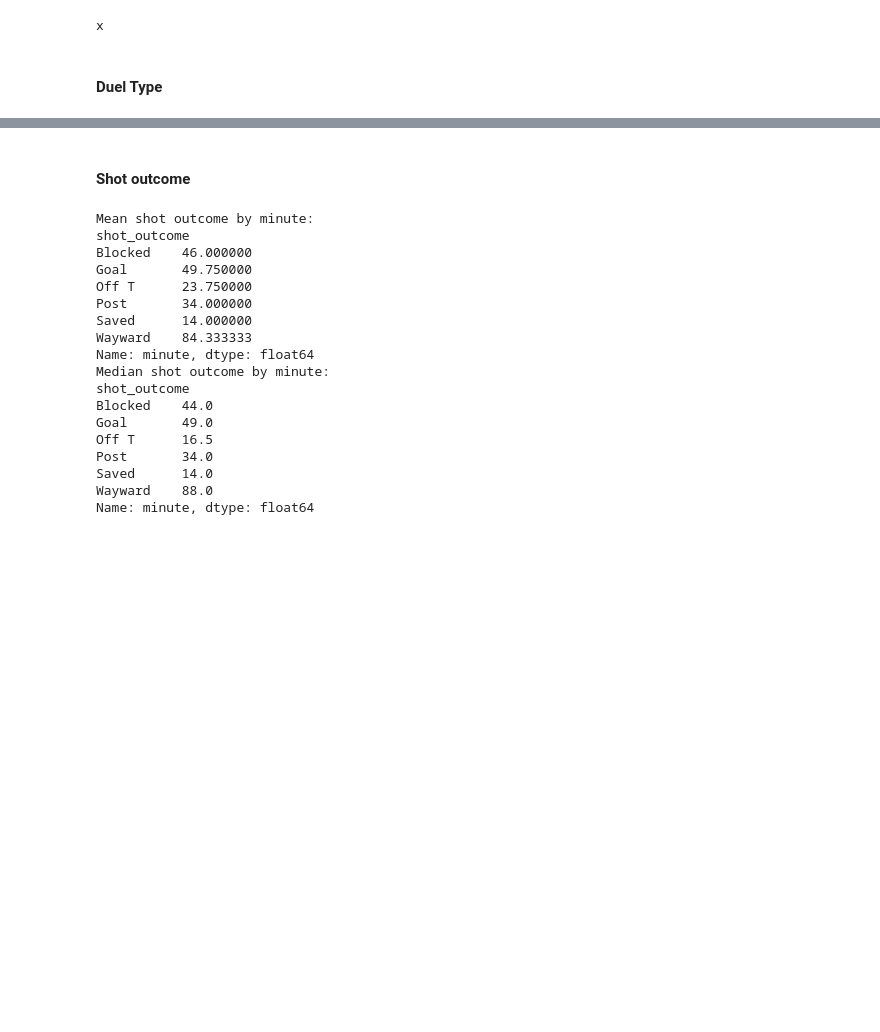
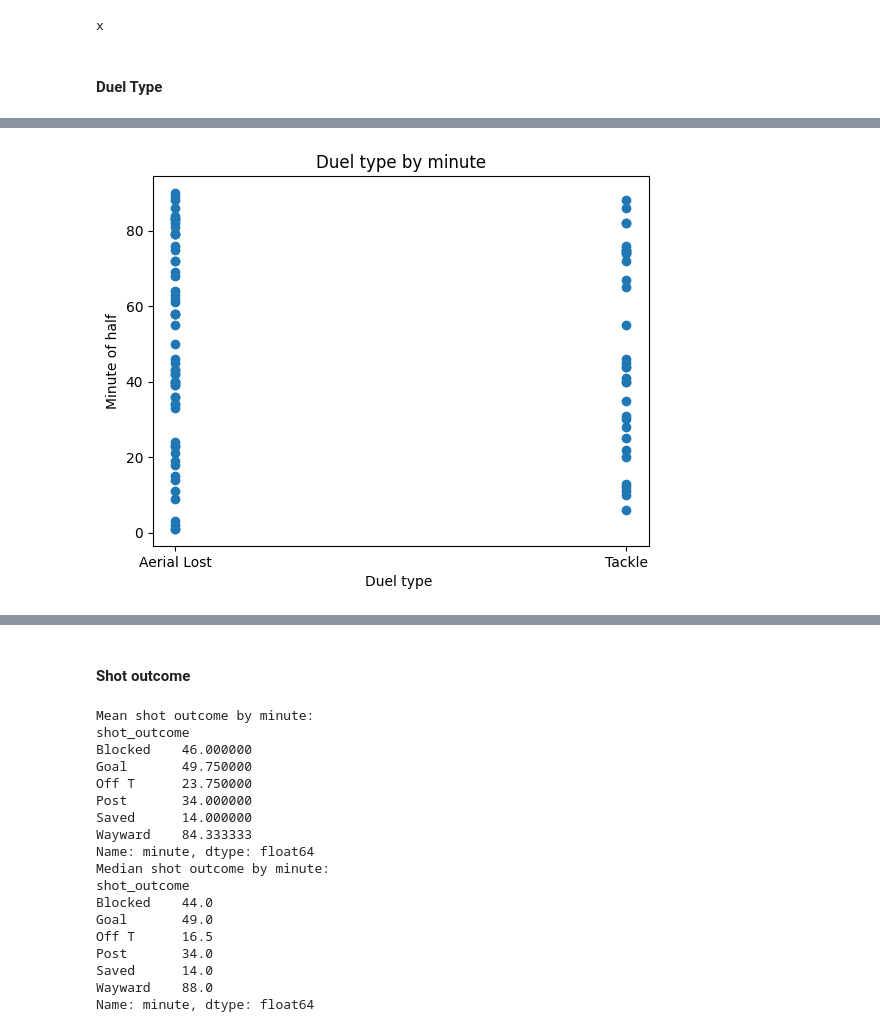
Before and after one commit to NojusMat/DataScience_CA2, a Jupyter notebook: NojusMatuseviciusDAProject.ipynb, the cells around one changed output, grey strips where cells are left out. Saved outputs shown, nothing was run; the diff lists cells and outputs as text; code cells hidden in the pictures; blank space fills up the shorter version.

```diff
--- a/NojusMatuseviciusDAProject.ipynb
+++ b/NojusMatuseviciusDAProject.ipynb
@@ -1410,3 +1409,96 @@ Name: second, dtype: float64
 x
 # %% [markdown]
 #### Duel Type
+# %%
+#________________________________________duel type by minute _______________________________________________________
+#Investigate duel type and minute columns from our dataset.
+
+filtered_duel_type = data[data['duel_type'] != 'N/A']
+
+#groupby the response to find the mean and median of the duel type with minutes separately.
+print("Mean Duel type by minute:")
+mean_duel_type_minute=filtered_duel_type.groupby('duel_type')['minute'].mean()
+print(mean_duel_type_minute)
+
+print("Median Duel type by minute:")
+print(filtered_duel_type.groupby('duel_type')['minute'].median())
+
+#plot the boxplot of duel type by minute
+plt.scatter(filtered_duel_type['duel_type'],filtered_duel_type['minute'])
+plt.title("Duel type by minute")
+plt.xlabel("Duel type ")
+plt.ylabel("Minute of half")
+plt.show()
+
+
+
+# display the boxplot of duel type by minute
+figure(num=None, figsize=(8, 8), dpi=80, facecolor='w', edgecolor='k')
+sns.boxplot(x=filtered_duel_type['minute'], y=filtered_duel_type['duel_type'])
+plt.title("Duel type by minute ")
+plt.xlabel("Minute of the game ")
+plt.ylabel("Duel type")
+plt.show()
+print("X")
+
+
+
+#________________________________________duel type by period _______________________________________________________
+
+#groupby the response to find the mean and median of the duel type with period separately.
+print("Mean Duel type by period:")
+mean_duel_type_period=filtered_duel_type.groupby('duel_type')['period'].mean()
+print(mean_duel_type_period)
+
+print("Median Duel type by Period:")
+print(filtered_duel_type.groupby('duel_type')['period'].median())
+
+#plot the boxplot of Duel type by period
+plt.scatter(filtered_duel_type['duel_type'],filtered_duel_type['period'])
+plt.title("Duel type by period")
+plt.xlabel("Duel type")
+plt.ylabel("period")
+plt.show()
+
+
+
+# display the boxplot of duel type by period
+figure(num=None, figsize=(8, 8), dpi=80, facecolor='w', edgecolor='k')
+sns.boxplot(x=filtered_duel_type['period'], y=filtered_duel_type['duel_type'])
+plt.title("Duel type by Period ")
+plt.xlabel("period of the game ")
+plt.ylabel("Duel type")
+plt.show()
+print("x")
+
+
+#________________________________________duel type by second _______________________________________________________
+
+ #Investigate shot technique and minute columns from our dataset.
+
+#groupby the response to find the mean and median of the duel type with second separately.
+print("Mean Duel type by second:")
+mean_duel_type_second=filtered_duel_type.groupby('duel_type')['second'].mean()
+print(mean_duel_type_second)
+
+print("Median Duel type by Second:")
+print(filtered_duel_type.groupby('duel_type')['second'].median())
+
+#plot the boxplot of duel type by second
+plt.scatter(filtered_duel_type['duel_type'],filtered_duel_type['second'])
+plt.title("Duel type by second")
+plt.xlabel("Duel type")
+plt.ylabel("second of the minute ")
+plt.show()
+
+
+
+# display the boxplot of duel type by second
+figure(num=None, figsize=(8, 8), dpi=80, facecolor='w', edgecolor='k')
+sns.boxplot(x=filtered_duel_type['second'], y=filtered_duel_type['duel_type'])
+plt.title("Duel type by second ")
+plt.xlabel("second of the game ")
+plt.ylabel("Duel type")
+plt.show()
+print("x")
+# %% [output]
@@ -1412,0 +1515 @@ x
+[figure, added]
```
Also changed, not shown: parts of 17 cells of this notebook.
